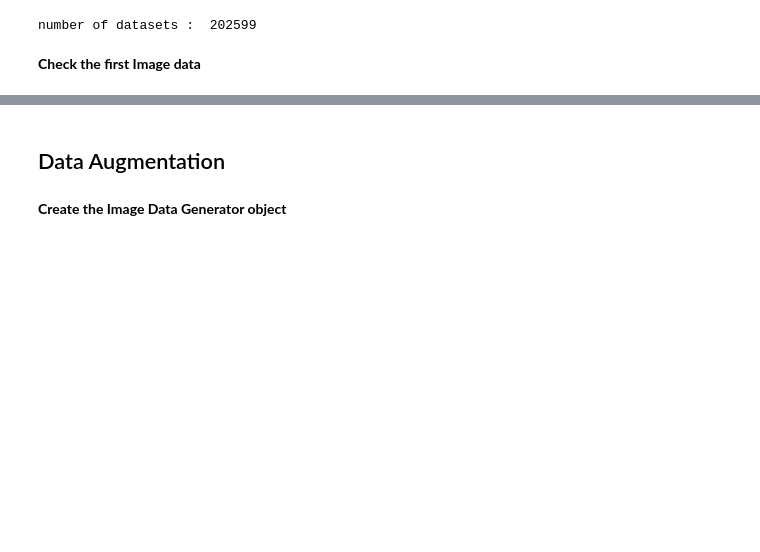
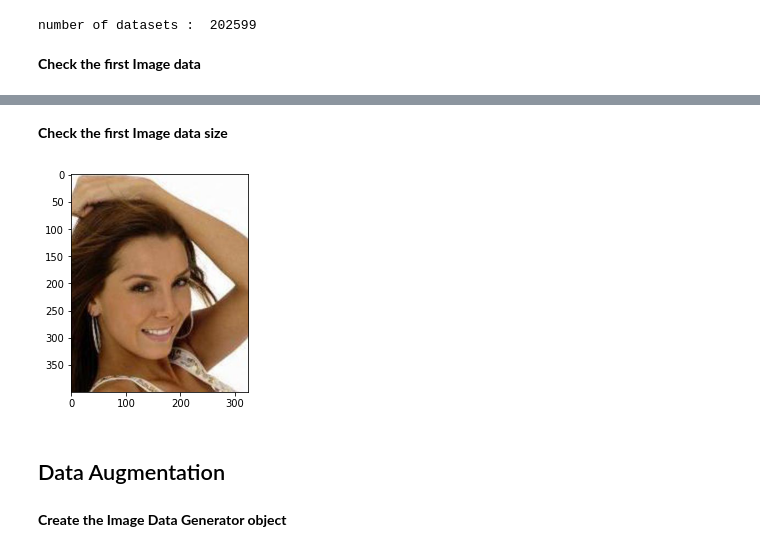
Before and after one commit to irawan09/Baldness_Detection, a Jupyter notebook: Thesis.ipynb, the cells around one changed output, grey strips where cells are left out. Drawn from its saved outputs; the diff is of its cells as text; code cells hidden in the pictures; blank space fills up the shorter version.

```diff
--- a/Thesis.ipynb
+++ b/Thesis.ipynb
@@ -107,3 +120,13 @@ for img in os.listdir(root):
+# %% [markdown]
+**Check the first Image data size**
+# %%
+for img in os.listdir(root):
+    img_array = load_img(os.path.join(root, img))
+    plt.imshow(img_array, cmap="gray")
+    plt.show()
+    break
+# %% [output]
+[figure, added]
 # %% [markdown]
 ## Data Augmentation
 # %% [markdown]
```
Also changed, not shown: parts of 26 cells of this notebook, 4 other files.
